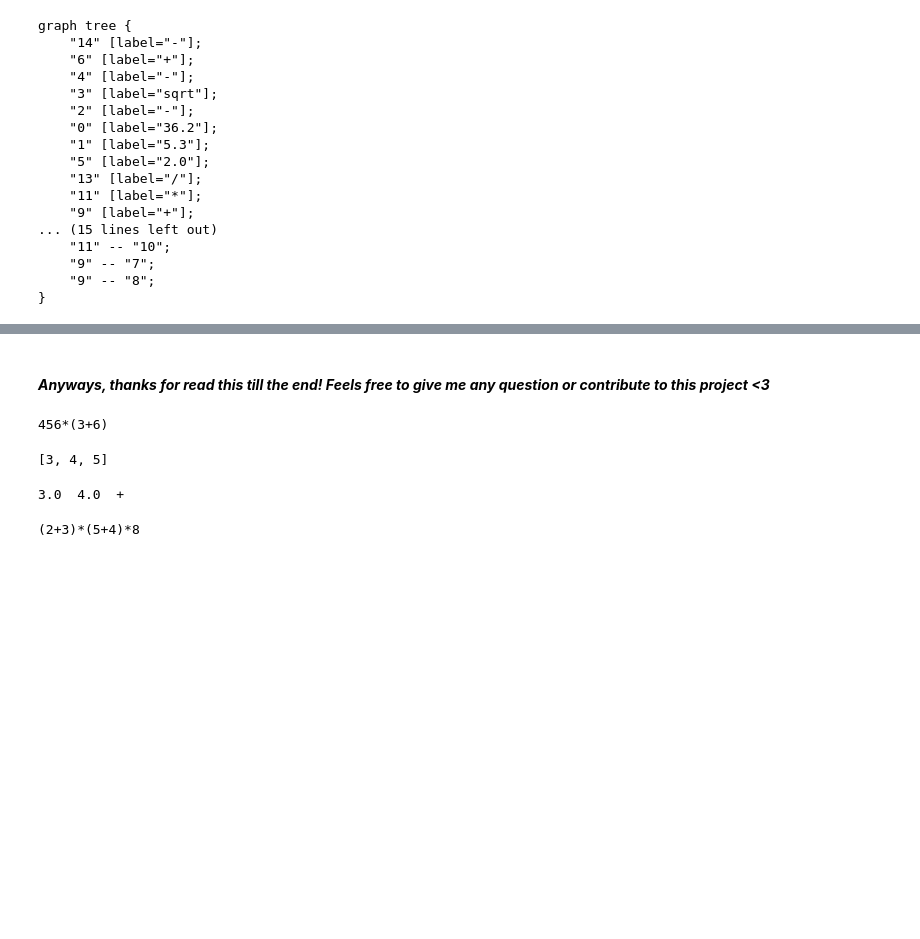
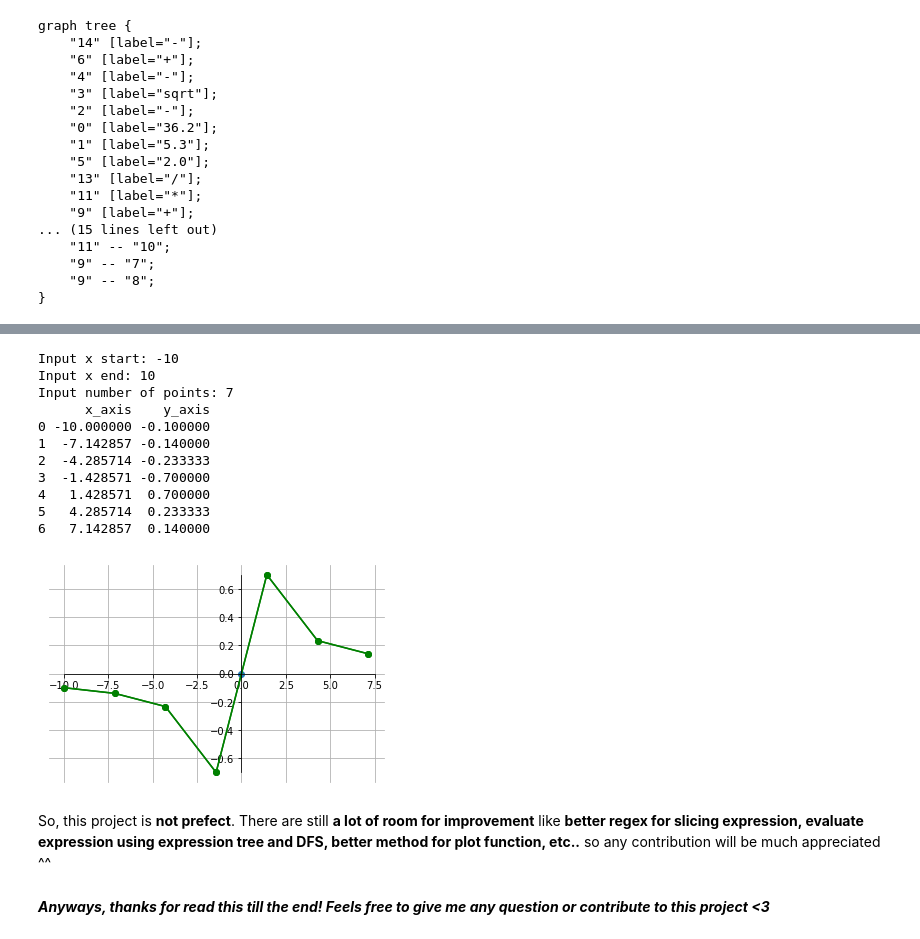
Before and after one commit to lamhoangtung/Simple-Calculator-using-Reverse-Polish-Notation, a Jupyter notebook: Simple Calculator using Reverse Polish Notation.ipynb, the cells around one changed output, grey strips where cells are left out. Cells and saved outputs as stored; diff of their text form; code cells hidden in the pictures; blank space fills up the shorter version.

```diff
--- a/Simple Calculator using Reverse Polish Notation.ipynb
+++ b/Simple Calculator using Reverse Polish Notation.ipynb
@@ -306,27 +428,21 @@ graph tree {
+# %%
+exp, _ = preprocessExpression("1/x")
+postfix = infixToPostfix(exp)
+plotFunction(postfix)
+# %% [output]
+Input x start: -10
+Input x end: 10
+Input number of points: 7
+      x_axis    y_axis
+0 -10.000000 -0.100000
+1  -7.142857 -0.140000
+2  -4.285714 -0.233333
+3  -1.428571 -0.700000
+4   1.428571  0.700000
+5   4.285714  0.233333
+6   7.142857  0.140000
+[figure, added]
 # %% [markdown]
+So, this project is **not prefect**. There are still **a lot of room for improvement** like **better regex for slicing expression, evaluate expression using expression tree and DFS, better method for plot function, etc..** so any contribution will be much appreciated ^^
+
 #### ***Anyways, thanks for read this till the end! Feels free to give me any question or contribute to this project <3***
-# %%
-string = '456(3+6)'
-i = 2
-string = string[:i+1] + '*' + string[i+1:]
-print(string)
-# %% [output]
-456*(3+6)
-# %%
-list = [3,4,5,6]
-print(list[:-1])
-# %% [output]
-[3, 4, 5]
-# %%
-postfix = [3.0, 4.0, '+']
-for each in postfix:
-        print(str(each), ' ', end='')
-# %% [output]
-3.0  4.0  +
-# %%
-import re
-s = "(2+3)(5+4)8"
-replaced = re.sub(r'(\))(\(|[0-9])', r'\1*\2', s)
-print (replaced)
-# %% [output]
-(2+3)*(5+4)*8
```
Also changed, not shown: parts of 26 cells of this notebook, 4 other files.
